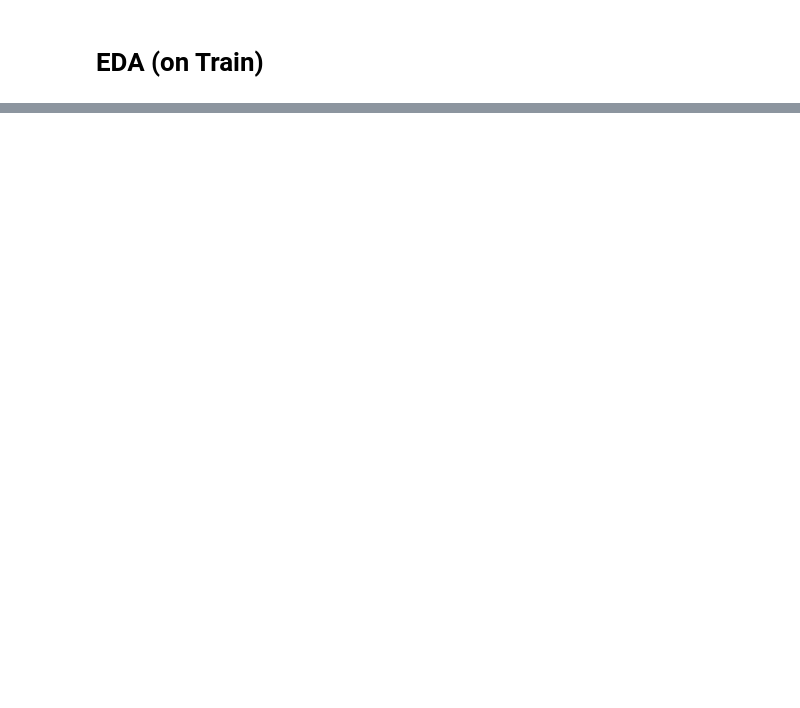
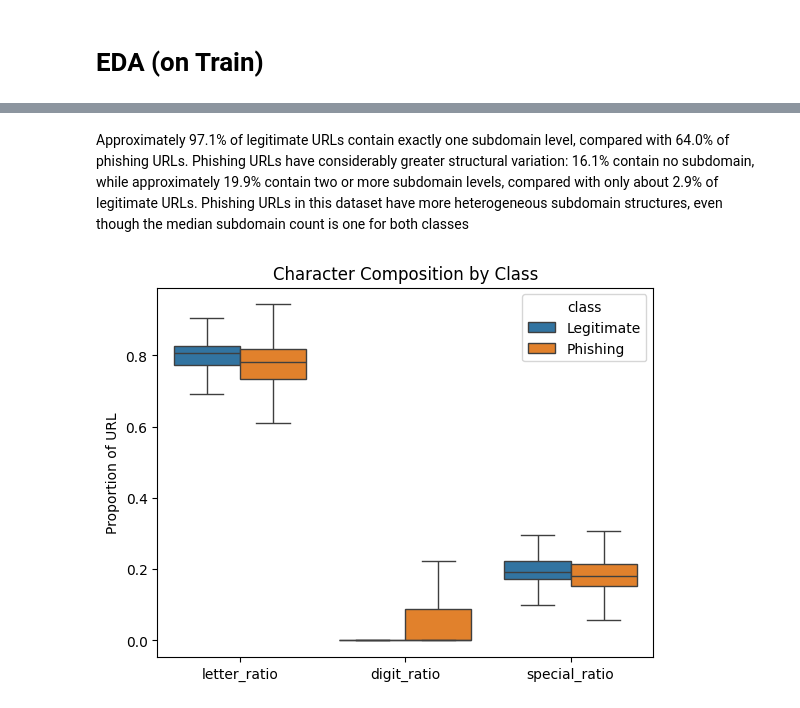
Before and after one commit to neo-nicole/dsa4266-group7, a Jupyter notebook: cleaning_and_eda.ipynb, the cells around one changed output, grey strips where cells are left out. Saved outputs shown, nothing was run; the diff lists cells and outputs as text; code cells hidden in the pictures; blank space fills up the shorter version.

```diff
--- a/cleaning_and_eda.ipynb
+++ b/cleaning_and_eda.ipynb
@@ -276,0 +551,31 @@ Phishing     96940   41.830099
+# %% [markdown]
+Approximately 97.1% of legitimate URLs contain exactly one subdomain level, compared with 64.0% of phishing URLs. Phishing URLs have considerably greater structural variation: 16.1% contain no subdomain, while approximately 19.9% contain two or more subdomain levels, compared with only about 2.9% of legitimate URLs. Phishing URLs in this dataset have more heterogeneous subdomain structures, even though the median subdomain count is one for both classes
+# %%
+#character patterns (can refine furthur at the digut ratio)
+ratio_features = [
+    "letter_ratio",
+    "digit_ratio",
+    "special_ratio"
+]
+
+ratio_long = train_df.melt(
+    id_vars="class",
+    value_vars=ratio_features,
+    var_name="character_type",
+    value_name="ratio"
+)
+
+sns.boxplot(
+    data=ratio_long,
+    x="character_type",
+    y="ratio",
+    hue="class",
+    showfliers=False
+)
+
+plt.title("Character Composition by Class")
+plt.xlabel("")
+plt.ylabel("Proportion of URL")
+plt.show()
+# %% [output]
+[figure, added]
```
Also changed, not shown: parts of 26 cells of this notebook.
